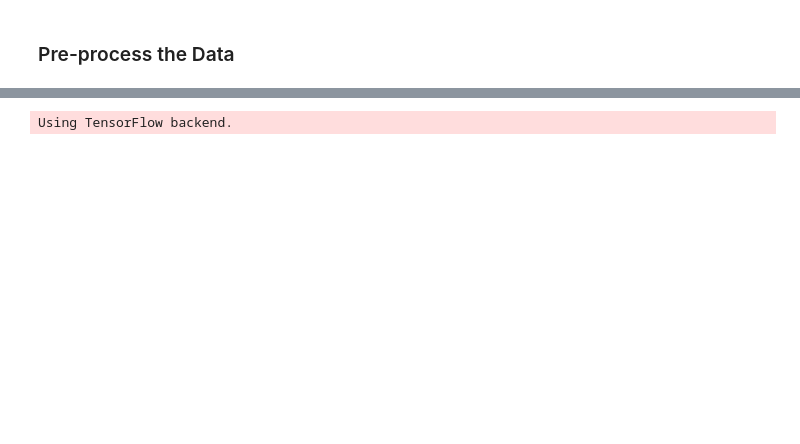
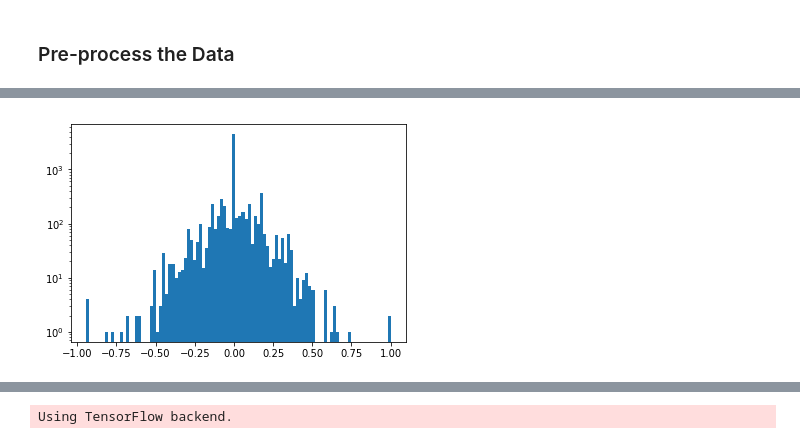
Before and after one commit to xingliuUT/CarND-Behavioral-Cloning-P3, a Jupyter notebook: image_augmentation.ipynb, the cells around one changed output, grey strips where cells are left out. Drawn from its saved outputs; the diff is of its cells as text; code cells hidden in the pictures; blank space fills up the shorter version.

```diff
--- a/image_augmentation.ipynb
+++ b/image_augmentation.ipynb
@@ -62,3 +62,7 @@ driving_log.tail(3)
 | 8033 | IMG/center_2016_12_01_13_46_38_84... | IMG/left_2016_12_01_13_46_38_846.jpg | IMG/right_2016_12_01_13_46_38_846... | 0.0 | 0.0 | 0.0 | 1.388364 |
 | 8034 | IMG/center_2016_12_01_13_46_38_92... | IMG/left_2016_12_01_13_46_38_922.jpg | IMG/right_2016_12_01_13_46_38_922... | 0.0 | 0.0 | 0.0 | 1.377208 |
 | 8035 | IMG/center_2016_12_01_13_46_38_94... | IMG/left_2016_12_01_13_46_38_947.jpg | IMG/right_2016_12_01_13_46_38_947... | 0.0 | 0.0 | 0.0 | 1.374433 |
+# %%
+plt.hist(driving_log.steering, log = True, bins = 100);
+# %% [output]
+[figure, added]
```
Also changed, not shown: parts of 21 cells of this notebook.
